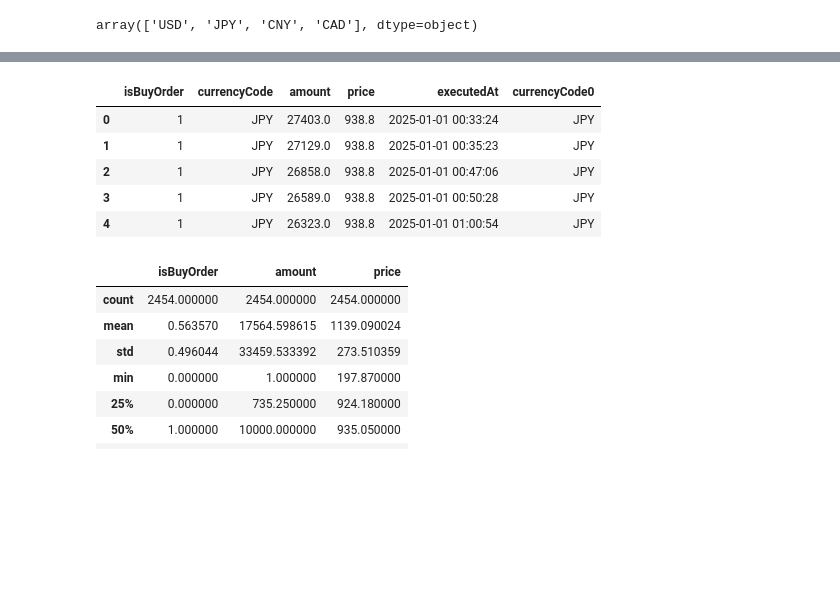
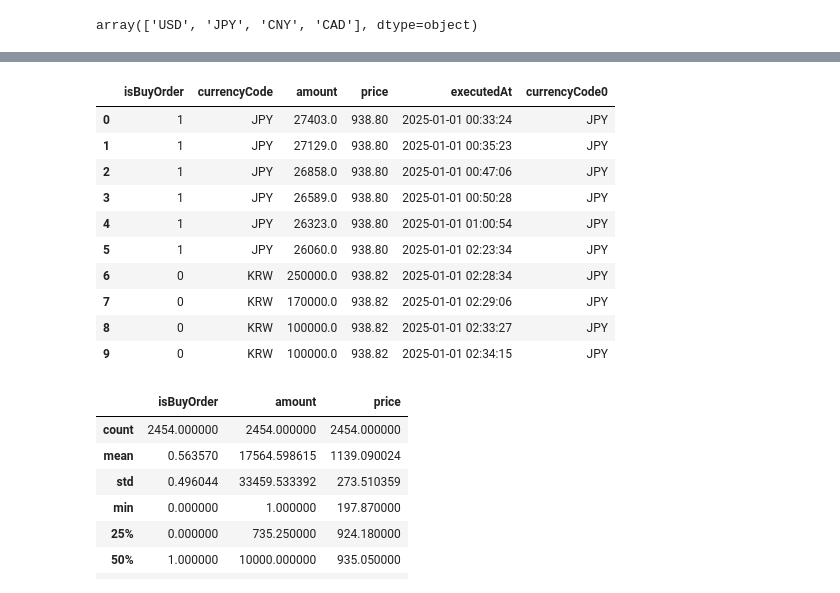
Before and after one commit to PlutoJoshua/profit_analysis, a Jupyter notebook: test.ipynb, the cells around one changed output, grey strips where cells are left out. Drawn from its saved outputs; the diff is of its cells as text; code cells hidden in the pictures; blank space fills up the shorter version.

```diff
--- a/test.ipynb
+++ b/test.ipynb
@@ -583,13 +599,18 @@ array(['USD', 'JPY', 'CNY', 'CAD'], dtype=object)
 # %%
 trade = pd.read_csv('../trade.csv')
-trade.head()
+trade.head(10)
 # %% [output]
 |  | isBuyOrder | currencyCode | amount | price | executedAt | currencyCode0 |
-| 0 | 1 | JPY | 27403.0 | 938.8 | 2025-01-01 00:33:24 | JPY |
-| 1 | 1 | JPY | 27129.0 | 938.8 | 2025-01-01 00:35:23 | JPY |
-| 2 | 1 | JPY | 26858.0 | 938.8 | 2025-01-01 00:47:06 | JPY |
-| 3 | 1 | JPY | 26589.0 | 938.8 | 2025-01-01 00:50:28 | JPY |
-| 4 | 1 | JPY | 26323.0 | 938.8 | 2025-01-01 01:00:54 | JPY |
+| 0 | 1 | JPY | 27403.0 | 938.80 | 2025-01-01 00:33:24 | JPY |
+| 1 | 1 | JPY | 27129.0 | 938.80 | 2025-01-01 00:35:23 | JPY |
+| 2 | 1 | JPY | 26858.0 | 938.80 | 2025-01-01 00:47:06 | JPY |
+| 3 | 1 | JPY | 26589.0 | 938.80 | 2025-01-01 00:50:28 | JPY |
+| 4 | 1 | JPY | 26323.0 | 938.80 | 2025-01-01 01:00:54 | JPY |
+| 5 | 1 | JPY | 26060.0 | 938.80 | 2025-01-01 02:23:34 | JPY |
+| 6 | 0 | KRW | 250000.0 | 938.82 | 2025-01-01 02:28:34 | JPY |
+| 7 | 0 | KRW | 170000.0 | 938.82 | 2025-01-01 02:29:06 | JPY |
+| 8 | 0 | KRW | 100000.0 | 938.82 | 2025-01-01 02:33:27 | JPY |
+| 9 | 0 | KRW | 100000.0 | 938.82 | 2025-01-01 02:34:15 | JPY |
 # %%
 trade.describe()
 # %% [output]
```
Also changed, not shown: parts of 1 cell of this notebook.
